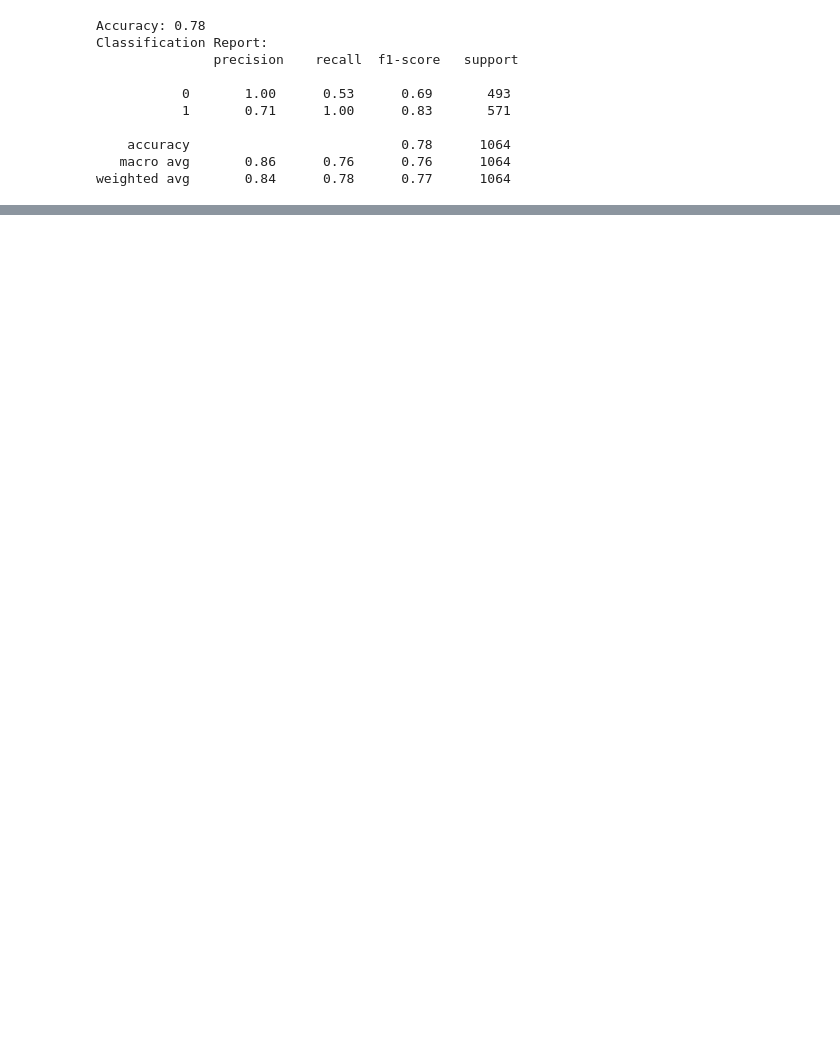
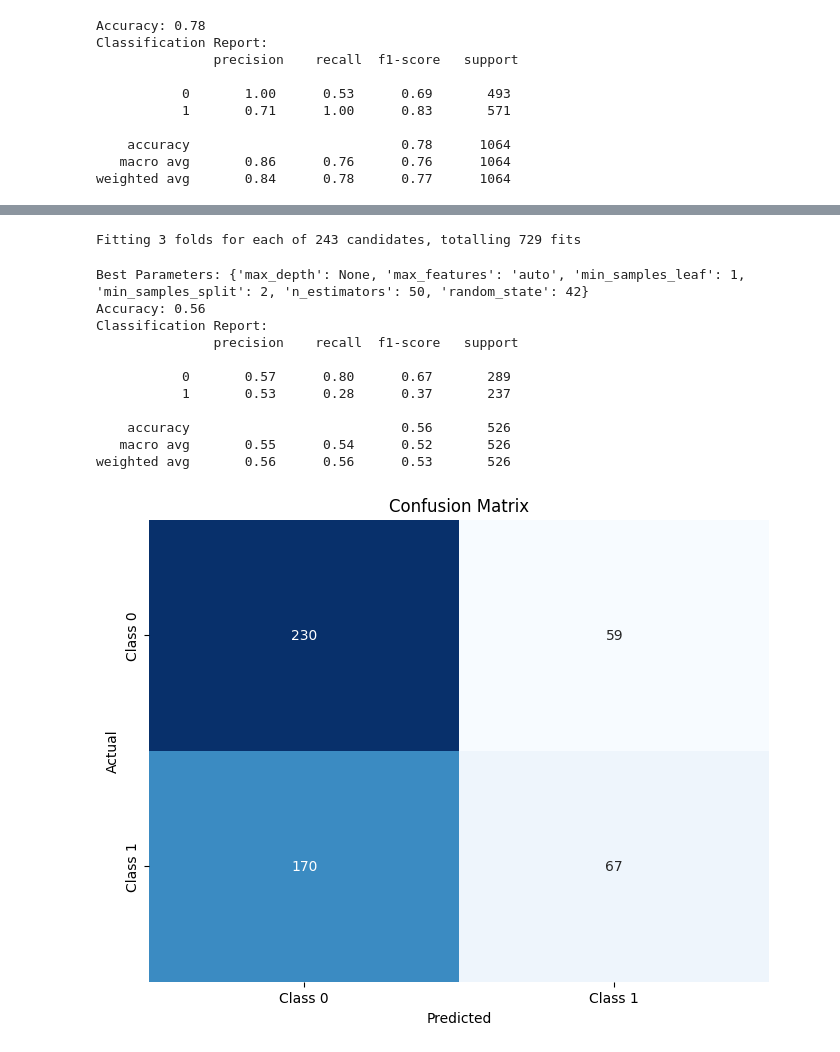
Before and after one commit to vratins/PromoterStrength, a Jupyter notebook: train_classifier.ipynb, the cells around one changed output, grey strips where cells are left out. Saved outputs shown, nothing was run; the diff lists cells and outputs as text; code cells hidden in the pictures; blank space fills up the shorter version.

```diff
--- a/train_classifier.ipynb
+++ b/train_classifier.ipynb
@@ -157,2 +456,60 @@ weighted avg       0.84      0.78      0.77      1064
+# %%
+param_grid = {
+    'n_estimators': [50, 100, 200],
+    'max_depth': [None, 10, 20],
+    'min_samples_split': [2, 5, 10],
+    'min_samples_leaf': [1, 2, 4],
+    'max_features': ['auto', 'sqrt', 'log2'],
+    'random_state': [42]
+}
+
+# Step 4: Initialize Random Forest classifier
+rf_model = RandomForestClassifier()
+
+# Step 5: Perform Grid Search
+grid_search = GridSearchCV(estimator=rf_model, param_grid=param_grid, scoring='accuracy', cv=3, verbose=1)
+grid_search.fit(X_train, y_train)
+
+# Step 6: Get the best parameters
+best_params = grid_search.best_params_
+print(f"Best Parameters: {best_params}")
+
+# Step 7: Make Predictions with the Best Model
+best_model = grid_search.best_estimator_
+y_pred = best_model.predict(X_test)
+
+# Step 8: Evaluate the Best Model
+accuracy = accuracy_score(y_test, y_pred)
+print(f"Accuracy: {accuracy:.2f}")
+
+# Classification Report for more detailed metrics
+print("Classification Report:\n", classification_report(y_test, y_pred))
+
+# Step 5: Create Confusion Matrix
+conf_matrix = confusion_matrix(y_test, y_pred)
+
+# Step 6: Plot Confusion Matrix using seaborn
+plt.figure(figsize=(8, 6))
+sns.heatmap(conf_matrix, annot=True, fmt='d', cmap='Blues', cbar=False,
+            xticklabels=['Class 0', 'Class 1'],
+            yticklabels=['Class 0', 'Class 1'])
+plt.title('Confusion Matrix')
+plt.xlabel('Predicted')
+plt.ylabel('Actual')
+plt.show()
+# %% [output]
+Fitting 3 folds for each of 243 candidates, totalling 729 fits
+Best Parameters: {'max_depth': None, 'max_features': 'auto', 'min_samples_leaf': 1, 'min_samples_split': 2, 'n_estimators': 50, 'random_state': 42}
+Accuracy: 0.56
+Classification Report:
+               precision    recall  f1-score   support
+
+           0       0.57      0.80      0.67       289
+           1       0.53      0.28      0.37       237
+
+    accuracy                           0.56       526
+   macro avg       0.55      0.54      0.52       526
+weighted avg       0.56      0.56      0.53       526
+[figure, added]
 # %%
 # tune and improve
```
Also changed, not shown: parts of 12 cells of this notebook, 2 other files.
